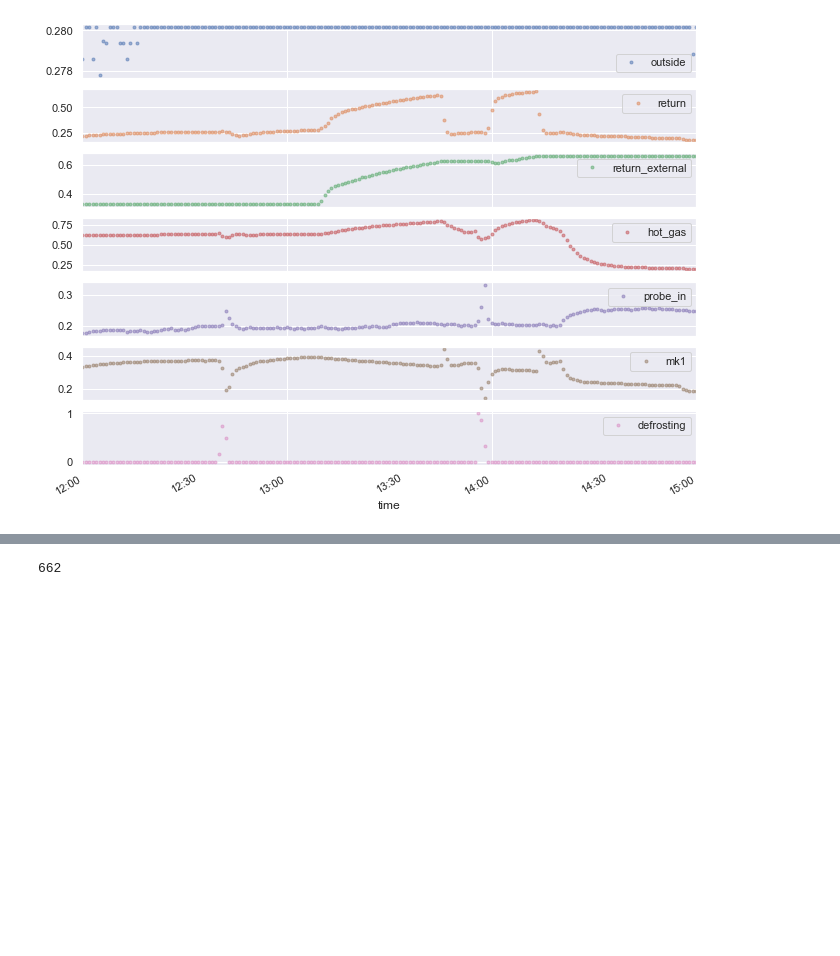
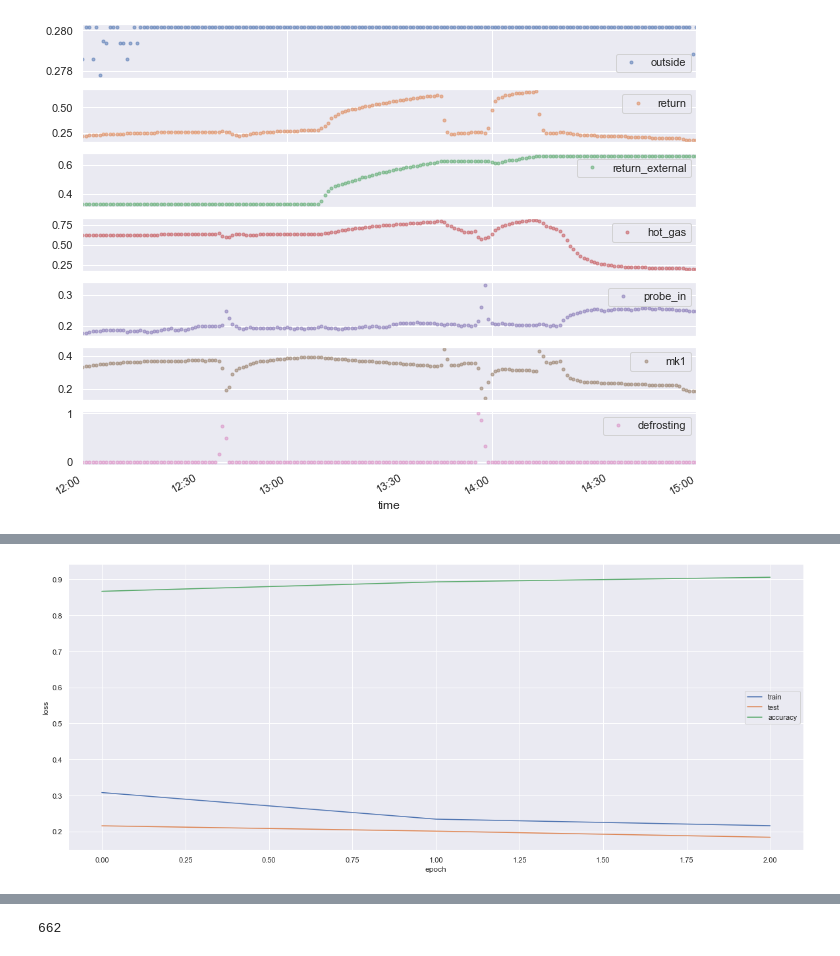
Before and after one commit to ccbur/deep-heatpump-analyzer, a Jupyter notebook: aggregate.ipynb, the cells around one changed output, grey strips where cells are left out. Cells and saved outputs as stored; diff of their text form; code cells hidden in the pictures; blank space fills up the shorter version.

```diff
--- a/aggregate.ipynb
+++ b/aggregate.ipynb
@@ -479,8 +480,10 @@ Normal samples!
 # %%
+batch_size = 32
+
 train_dataloader = torch.utils.data.DataLoader(train_dataset,
-                                             batch_size=32, batch_sampler=None, shuffle=False,
+                                             batch_size=batch_size, batch_sampler=None, shuffle=False,
                                              num_workers=0, drop_last=True)
 
 test_dataloader = torch.utils.data.DataLoader(test_dataset,
-                                             batch_size=32, batch_sampler=None, shuffle=False,
+                                             batch_size=batch_size, batch_sampler=None, shuffle=False,
                                              num_workers=0, drop_last=True)
@@ -799,0 +766,14 @@ KeyboardInterrupt:
+# %%
+model = DefrostLSTM(input_dim = input_features, hidden_dim = 50, batch_size = 32, output_dim=2, num_layers=2)
+
+
+# optimizer , loss
+#criterion = torch.nn.MSELoss()
+#criterion = torch.nn.BCEWithLogitsLoss()
+#criterion = torch.nn.BCELoss()
+criterion = torch.nn.CrossEntropyLoss(weight=torch.FloatTensor(train_weights))
+#optimizer = torch.optim.Adam(model.parameters(), lr=0.001)
+optimizer = torch.optim.RMSprop(model.parameters(), lr = 0.0001, alpha = 0.99, momentum = 0.9)
+
+trainer = Trainer(model, criterion, optimizer)
+trainer.train(train_dataloader, test_dataloader)
@@ -802,3 +790,15 @@ torch.save(model.state_dict(), './defrost_lstm_full_0.09235202987480351.pt')
+# %%
+#plt.plot(np.linspace(1, i, i), train_hist[:i], label='train')
+#plt.plot(np.linspace(1, i, i), test_hist[:i], label='test')
+plt.plot(trainer.train_hist, label='train')
+plt.plot(trainer.test_hist, label='test')
+plt.plot(trainer.accuracy_hist, label='accuracy')
+plt.xlabel("epoch")
+plt.ylabel("loss")
+plt.legend()
+plt.show()
+# %% [output]
+[figure, added]
 # %%
 
 total = 0
```
Also changed, not shown: parts of 15 cells of this notebook.
